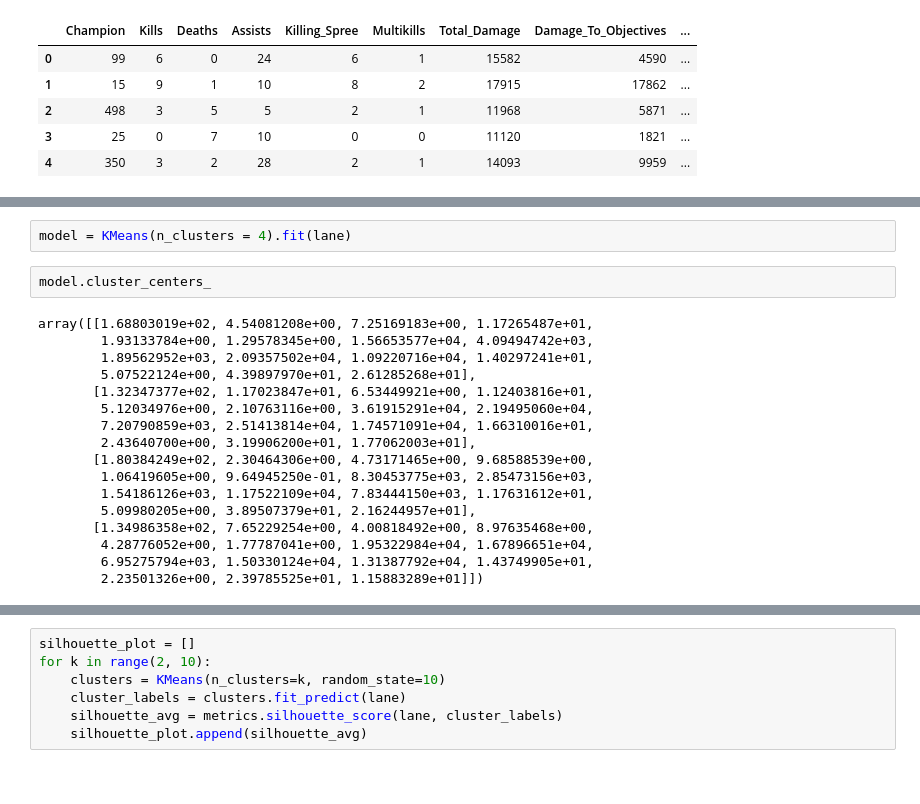
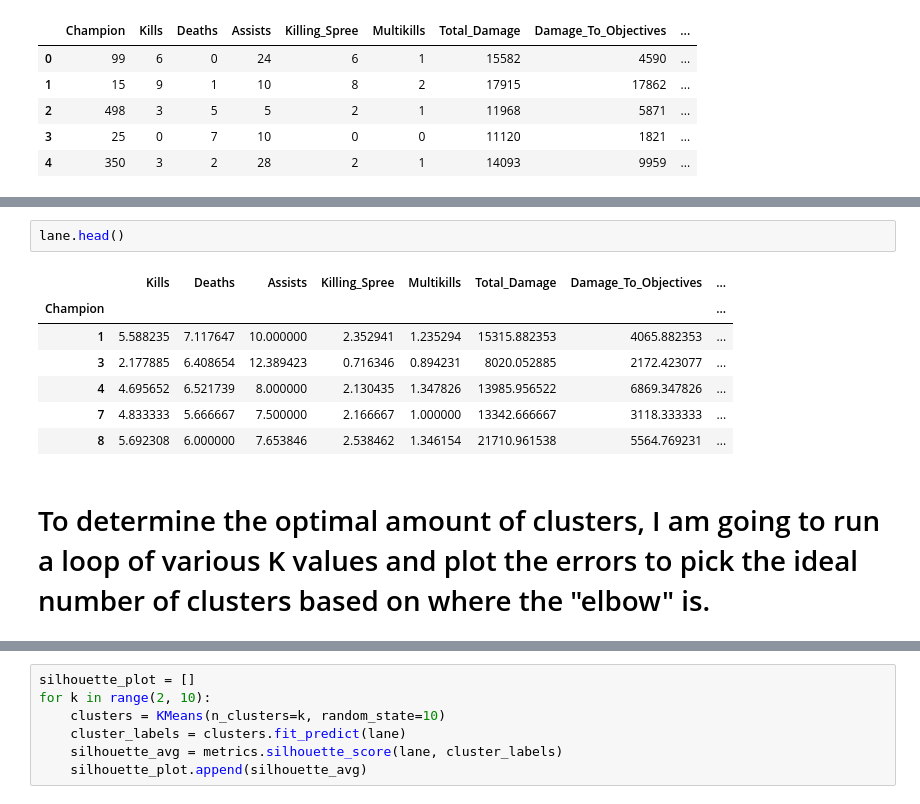
Before and after one commit to hiowatah/Analysis-of-Qiyana-LoL, a Jupyter notebook: API Call/Bottom Lane Cluster.ipynb, the cells around one changed output, grey strips where cells are left out. Drawn from its saved outputs; the diff is of its cells as text.

```diff
--- a/API Call/Bottom Lane Cluster.ipynb
+++ b/API Call/Bottom Lane Cluster.ipynb
@@ -29,24 +26,15 @@ lane.groupby('Champion').mean().head()
-# %%
-model = KMeans(n_clusters = 4).fit(lane)
-# %%
-model.cluster_centers_
-# %% [output]
-array([[1.68803019e+02, 4.54081208e+00, 7.25169183e+00, 1.17265487e+01,
-        1.93133784e+00, 1.29578345e+00, 1.56653577e+04, 4.09494742e+03,
-        1.89562952e+03, 2.09357502e+04, 1.09220716e+04, 1.40297241e+01,
-        5.07522124e+00, 4.39897970e+01, 2.61285268e+01],
-       [1.32347377e+02, 1.17023847e+01, 6.53449921e+00, 1.12403816e+01,
-        5.12034976e+00, 2.10763116e+00, 3.61915291e+04, 2.19495060e+04,
-        7.20790859e+03, 2.51413814e+04, 1.74571091e+04, 1.66310016e+01,
-        2.43640700e+00, 3.19906200e+01, 1.77062003e+01],
-       [1.80384249e+02, 2.30464306e+00, 4.73171465e+00, 9.68588539e+00,
-        1.06419605e+00, 9.64945250e-01, 8.30453775e+03, 2.85473156e+03,
-        1.54186126e+03, 1.17522109e+04, 7.83444150e+03, 1.17631612e+01,
-        5.09980205e+00, 3.89507379e+01, 2.16244957e+01],
-       [1.34986358e+02, 7.65229254e+00, 4.00818492e+00, 8.97635468e+00,
-        4.28776052e+00, 1.77787041e+00, 1.95322984e+04, 1.67896651e+04,
-        6.95275794e+03, 1.50330124e+04, 1.31387792e+04, 1.43749905e+01,
-        2.23501326e+00, 2.39785525e+01, 1.15883289e+01]])
+# %%
+lane.head()
+# %% [output]
+|  | Kills | Deaths | Assists | Killing_Spree | Multikills | Total_Damage | Damage_To_Objectives | ... |
+| Champion |  |  |  |  |  |  |  | ... |
+| 1 | 5.588235 | 7.117647 | 10.000000 | 2.352941 | 1.235294 | 15315.882353 | 4065.882353 | ... |
+| 3 | 2.177885 | 6.408654 | 12.389423 | 0.716346 | 0.894231 | 8020.052885 | 2172.423077 | ... |
+| 4 | 4.695652 | 6.521739 | 8.000000 | 2.130435 | 1.347826 | 13985.956522 | 6869.347826 | ... |
+| 7 | 4.833333 | 5.666667 | 7.500000 | 2.166667 | 1.000000 | 13342.666667 | 3118.333333 | ... |
+| 8 | 5.692308 | 6.000000 | 7.653846 | 2.538462 | 1.346154 | 21710.961538 | 5564.769231 | ... |
+# %% [markdown]
+# To determine the optimal amount of clusters, I am going to run a loop of various K values and plot the errors to pick the ideal number of clusters based on where the "elbow" is.
 # %%
 distorsions = []
 
```
Also changed, not shown: parts of 17 cells of this notebook, 11 other files.
